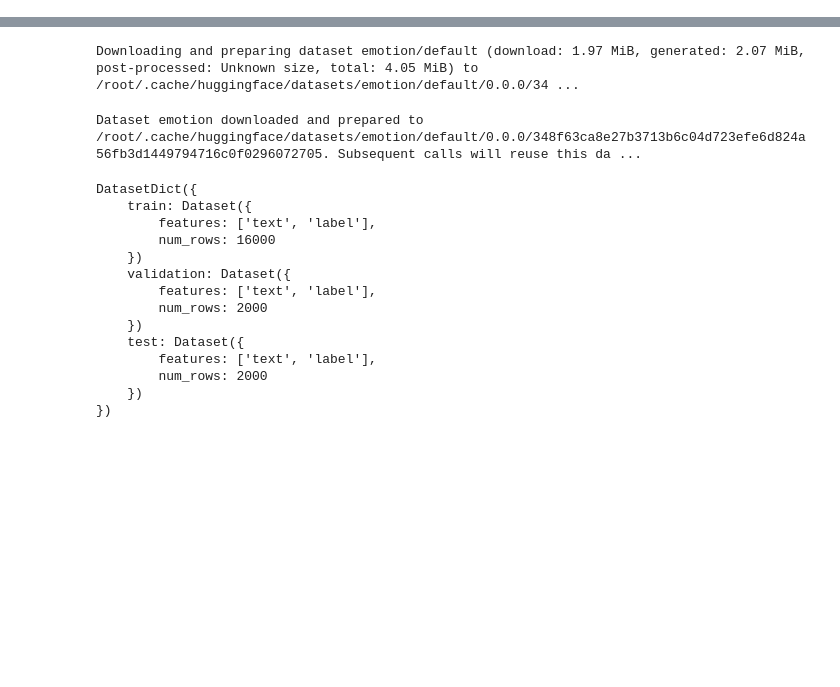
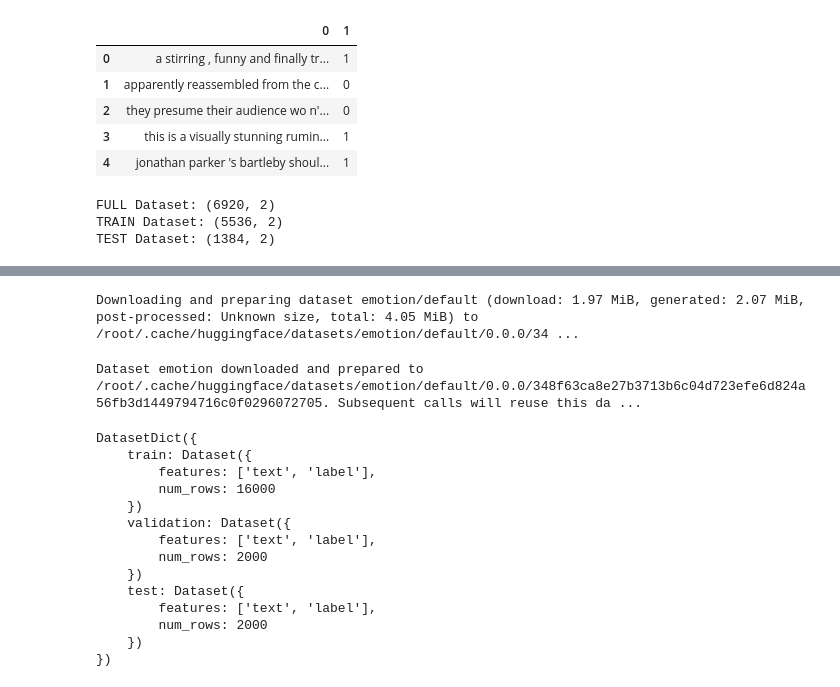
Before and after one commit to hmzhan/text-classification, a Jupyter notebook: text-classification-model.ipynb, the cells around one changed output, grey strips where cells are left out. Drawn from its saved outputs; the diff is of its cells as text; code cells hidden in the pictures; blank space fills up the shorter version.

Commit message:
Kaggle Notebook | text-classification-model | Version 7

```diff
--- a/text-classification-model.ipynb
+++ b/text-classification-model.ipynb
@@ -0,0 +29,11 @@
+# %%
+df = pd.read_csv('https://github.com/clairett/pytorch-sentiment-classification/raw/master/data/SST2/train.tsv', delimiter='\t', header=None)
+# %%
+df.head()
+# %% [output]
+|  | 0 | 1 |
+| 0 | a stirring , funny and finally tr... | 1 |
+| 1 | apparently reassembled from the c... | 0 |
+| 2 | they presume their audience wo n'... | 0 |
+| 3 | this is a visually stunning rumin... | 1 |
+| 4 | jonathan parker 's bartleby shoul... | 1 |
@@ -0,0 +74,17 @@
+# %%
+train_size = 0.8
+train_dataset=df.sample(frac=train_size,random_state=200)
+test_dataset=df.drop(train_dataset.index).reset_index(drop=True)
+train_dataset = train_dataset.reset_index(drop=True)
+
+
+print("FULL Dataset: {}".format(df.shape))
+print("TRAIN Dataset: {}".format(train_dataset.shape))
+print("TEST Dataset: {}".format(test_dataset.shape))
+
+training_set = Triage(train_dataset, tokenizer, MAX_LEN)
+testing_set = Triage(test_dataset, tokenizer, MAX_LEN)
+# %% [output]
+FULL Dataset: (6920, 2)
+TRAIN Dataset: (5536, 2)
+TEST Dataset: (1384, 2)
```
Also changed, not shown: parts of 28 cells of this notebook.
